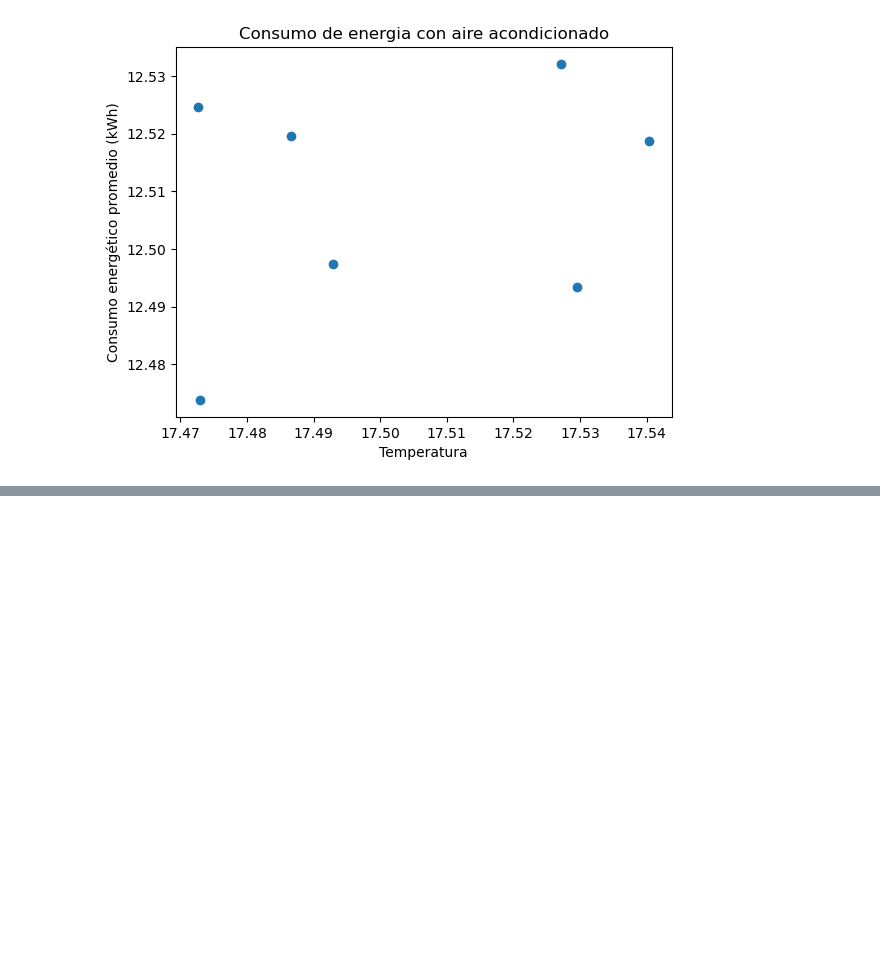
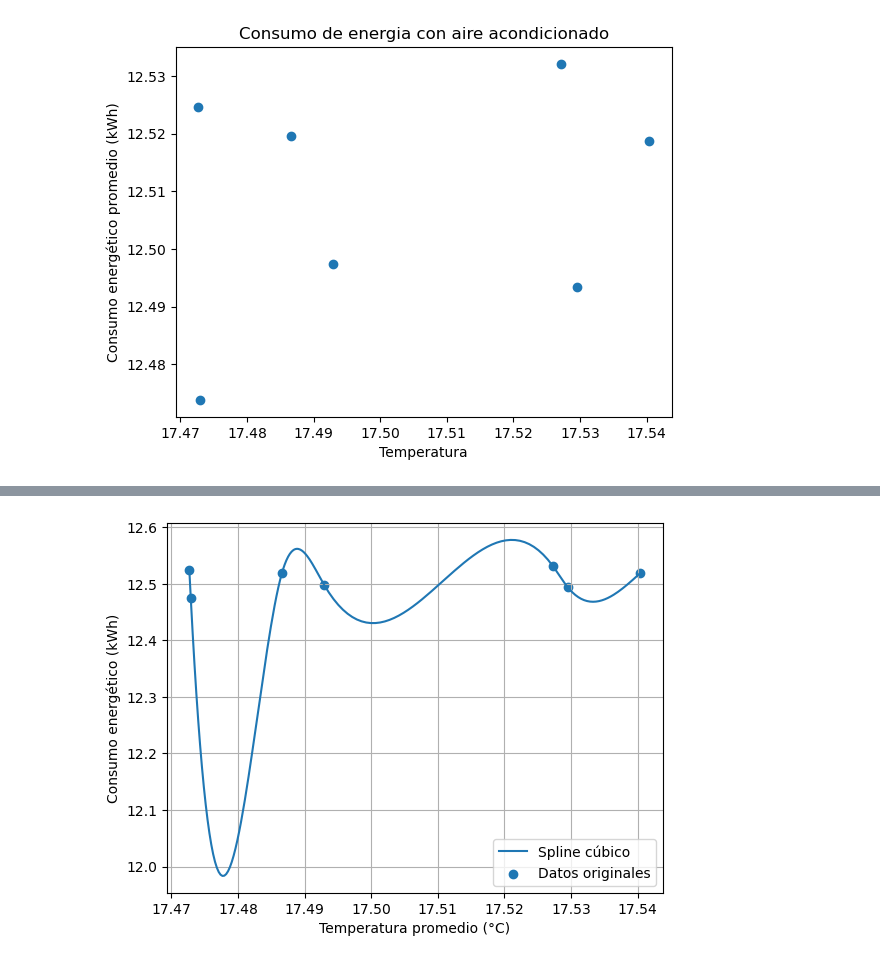
Before and after one commit to Miguelx28/M-todos-Num-ricos-2025-b, a Jupyter notebook: Codigo/filtrar_datos_aire.ipynb, the cells around one changed output, grey strips where cells are left out. Saved outputs shown, nothing was run; the diff lists cells and outputs as text; code cells hidden in the pictures; blank space fills up the shorter version.

```diff
--- a/Codigo/filtrar_datos_aire.ipynb
+++ b/Codigo/filtrar_datos_aire.ipynb
@@ -57,0 +167,45 @@ ModuleNotFoundError: No module named 'Codigo'
+# %%
+def evaluar_spline(x_eval, x, a, b, c, d):
+    """
+    Evalúa el spline cúbico en los puntos x_eval
+    """
+    y_eval = []
+
+    for xv in x_eval:
+        # buscar el tramo correcto
+        for j in range(len(a)):
+            if x[j] <= xv <= x[j+1]:
+                dx = xv - x[j]
+                yv = a[j] + b[j]*dx + c[j]*dx**2 + d[j]*dx**3
+                y_eval.append(yv)
+                break
+
+    return y_eval
+# %%
+import numpy as np
+
+x_spline_aire = []
+for j in range(len(a1)):
+    x_tramo = np.linspace(puntos_aire_x[j], puntos_aire_x[j+1], 50)
+    x_spline_aire.extend(x_tramo)
+
+y_spline_aire = evaluar_spline(x_spline_aire, puntos_aire_x, a1, b1, c1, d1)
+
+x_spline_no_aire = []
+for j in range(len(a2)):
+    x_tramo = np.linspace(puntos_no_aire_x[j], puntos_no_aire_x[j+1], 50)
+    x_spline_no_aire.extend(x_tramo)
+y_spline_no_aire = evaluar_spline(x_spline_no_aire, puntos_no_aire_x, a2, b2, c2, d2)
+# %%
+import matplotlib.pyplot as plt
+
+plt.figure()
+plt.plot(x_spline_aire, y_spline_aire, label="Spline cúbico")
+plt.scatter(puntos_aire_x, puntos_aire_y, label="Datos originales")
+plt.xlabel("Temperatura promedio (°C)")
+plt.ylabel("Consumo energético (kWh)")
+plt.legend()
+plt.grid(True)
+plt.show()
+# %% [output]
+[figure, added]
```
Also changed, not shown: parts of 8 cells of this notebook.
